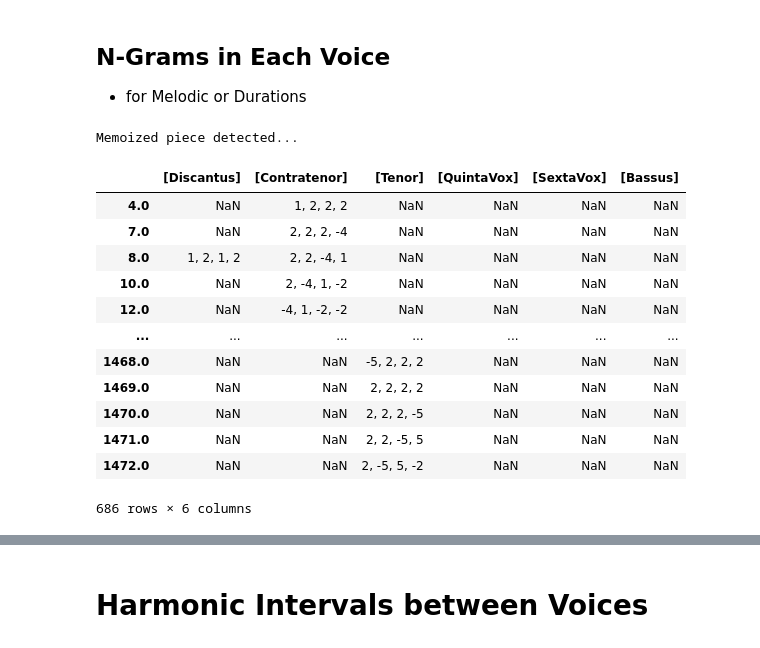
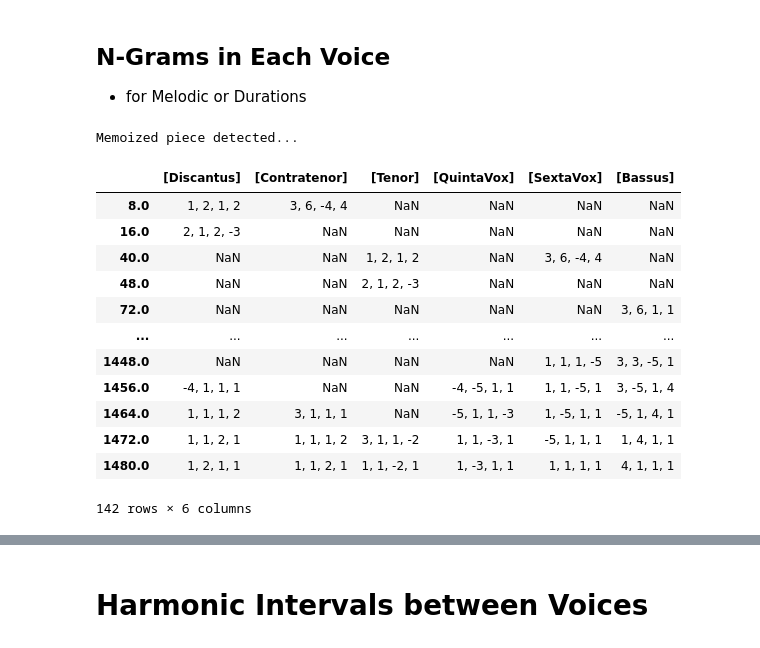
Before and after one commit to trangdang168/CRIM_Intervals_Notebooks, a Jupyter notebook: CRIM_Intervals_Morgan.ipynb, the cells around one changed output, grey strips where cells are left out. Cells and saved outputs as stored; diff of their text form; code cells hidden in the pictures.

```diff
--- a/CRIM_Intervals_Morgan.ipynb
+++ b/CRIM_Intervals_Morgan.ipynb
@@ -326,22 +349,22 @@ notes_durs_s
 # %%
 corpus = CorpusBase(['https://crimproject.org/mei/CRIM_Model_0017.mei'])
 model = corpus.scores[0]
-mel = model.getMelodic(kind='d', compound=False)
+mel = model.getMelodic(kind='d', compound=False, unit=8)
 mel_ngrams = model.getNgrams(df=mel, n=4, cell_type=str)
 mel_ngrams
 # %% [output]
 Memoized piece detected...
 |  | [Discantus] | [Contratenor] | [Tenor] | [QuintaVox] | [SextaVox] | [Bassus] |
-| 4.0 | NaN | 1, 2, 2, 2 | NaN | NaN | NaN | NaN |
-| 7.0 | NaN | 2, 2, 2, -4 | NaN | NaN | NaN | NaN |
-| 8.0 | 1, 2, 1, 2 | 2, 2, -4, 1 | NaN | NaN | NaN | NaN |
-| 10.0 | NaN | 2, -4, 1, -2 | NaN | NaN | NaN | NaN |
-| 12.0 | NaN | -4, 1, -2, -2 | NaN | NaN | NaN | NaN |
+| 8.0 | 1, 2, 1, 2 | 3, 6, -4, 4 | NaN | NaN | NaN | NaN |
+| 16.0 | 2, 1, 2, -3 | NaN | NaN | NaN | NaN | NaN |
+| 40.0 | NaN | NaN | 1, 2, 1, 2 | NaN | 3, 6, -4, 4 | NaN |
+| 48.0 | NaN | NaN | 2, 1, 2, -3 | NaN | NaN | NaN |
+| 72.0 | NaN | NaN | NaN | NaN | NaN | 3, 6, 1, 1 |
 | ... | ... | ... | ... | ... | ... | ... |
-| 1468.0 | NaN | NaN | -5, 2, 2, 2 | NaN | NaN | NaN |
-| 1469.0 | NaN | NaN | 2, 2, 2, 2 | NaN | NaN | NaN |
-| 1470.0 | NaN | NaN | 2, 2, 2, -5 | NaN | NaN | NaN |
-| 1471.0 | NaN | NaN | 2, 2, -5, 5 | NaN | NaN | NaN |
-| 1472.0 | NaN | NaN | 2, -5, 5, -2 | NaN | NaN | NaN |
+| 1448.0 | NaN | NaN | NaN | NaN | 1, 1, 1, -5 | 3, 3, -5, 1 |
+| 1456.0 | -4, 1, 1, 1 | NaN | NaN | -4, -5, 1, 1 | 1, 1, -5, 1 | 3, -5, 1, 4 |
+| 1464.0 | 1, 1, 1, 2 | 3, 1, 1, 1 | NaN | -5, 1, 1, -3 | 1, -5, 1, 1 | -5, 1, 4, 1 |
+| 1472.0 | 1, 1, 2, 1 | 1, 1, 1, 2 | 3, 1, 1, -2 | 1, 1, -3, 1 | -5, 1, 1, 1 | 1, 4, 1, 1 |
+| 1480.0 | 1, 2, 1, 1 | 1, 1, 2, 1 | 1, 1, -2, 1 | 1, -3, 1, 1 | 1, 1, 1, 1 | 4, 1, 1, 1 |
-686 rows × 6 columns
+142 rows × 6 columns
 # %%
```
Also changed, not shown: parts of 10 cells of this notebook, 2 other files.
